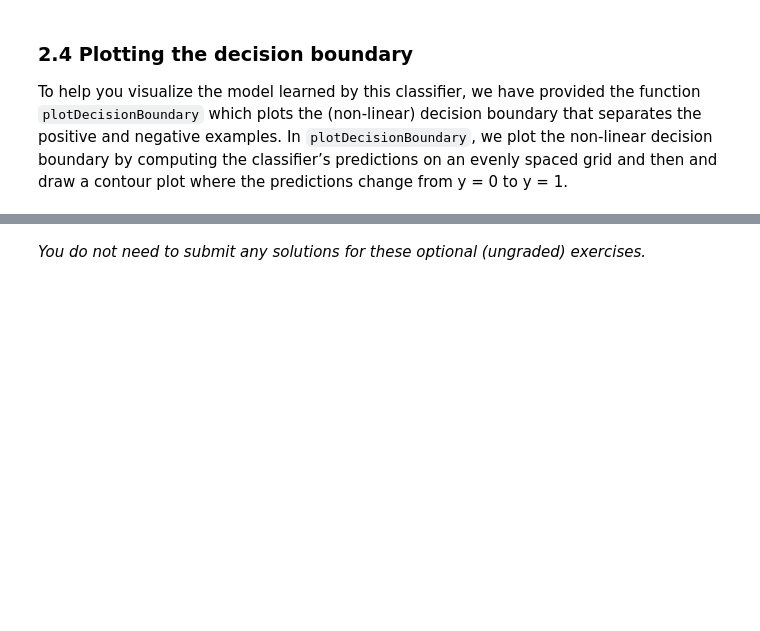
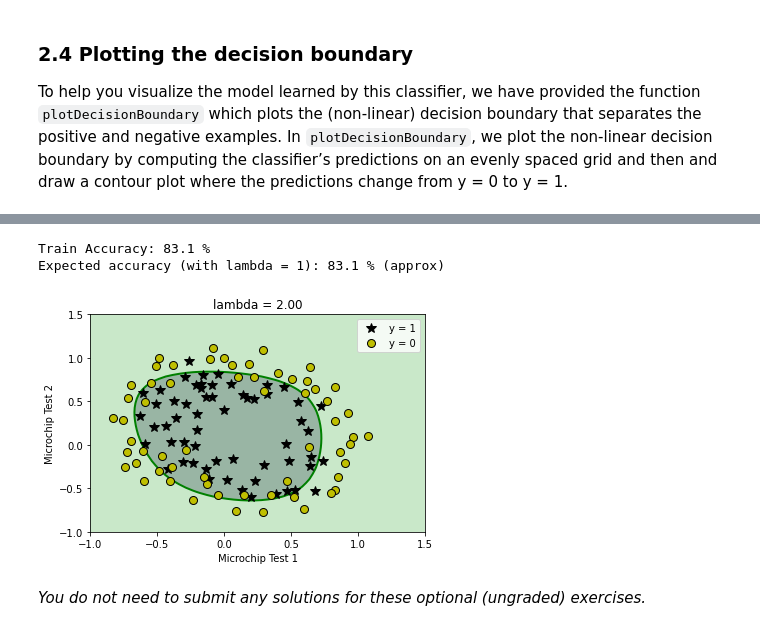
Before and after one commit to stacychoco/ml-coursera-python-assignments, a Jupyter notebook: Exercise2/exercise2.ipynb, the cells around one changed output, grey strips where cells are left out. Saved outputs shown, nothing was run; the diff lists cells and outputs as text; code cells hidden in the pictures; blank space fills up the shorter version.

```diff
--- a/Exercise2/exercise2.ipynb
+++ b/Exercise2/exercise2.ipynb
@@ -166,10 +174,8 @@ def sigmoid(z):
 
     # You need to return the following variables correctly
     g = np.zeros(z.shape)
-
     # ====================== YOUR CODE HERE ======================
-
-
+    g = 1/(1 + np.exp(-z))
 
     # =============================================================
     return g
@@ -261,7 +285,13 @@ def costFunction(theta, X, y):
 
     # ====================== YOUR CODE HERE ======================
 
+    h = sigmoid(X@theta) # hypothesis
 
+    grad_sum = np.sum((h - y)*X.T, axis=1)
+    grad = grad_sum/m
+
+    J_sum = np.sum(-y@np.log(h)-(1-y)@np.log(1-h))
+    J = J_sum/m
 
     # =============================================================
     return J, grad
@@ -393,9 +463,9 @@ def predict(theta, X):
     p = np.zeros(m)
 
     # ====================== YOUR CODE HERE ======================
-
-
-
+    g = sigmoid(X@theta)
+    pos = (g >= 0.5)
+    p[pos] = 1
     # ============================================================
     return p
 # %% [markdown]
@@ -522,8 +614,16 @@ def costFunctionReg(theta, X, y, lambda_):
     grad = np.zeros(theta.shape)
 
     # ===================== YOUR CODE HERE ======================
+    h = sigmoid(X@theta) # hypothesis
 
+    grad_sum = np.sum((h - y)*X.T, axis=1)
+    grad_reg = np.sum((h - y)*X.T[1:], axis=1)/m + (lambda_*theta[1:])/m
 
+    grad = grad_sum/m
+    grad[1:] = grad_reg
+
+    J_sum = np.sum(-y@np.log(h)-(1-y)@np.log(1-h))
+    J = J_sum/m + (lambda_*np.sum(np.square(theta[1:])))/(2*m)
 
     # =============================================================
     return J, grad
@@ -609,36 +741,40 @@ With a larger $\lambda$, you should see a plot that shows an simpler decision bo
 initial_theta = np.zeros(X.shape[1])
 
 # Set regularization parameter lambda to 1 (you should vary this)
-lambda_ = 1
+lambda_ = 2
 
 # set options for optimize.minimize
 options= {'maxiter': 100}
 
 res = optimize.minimize(costFunctionReg,
                         initial_theta,
                         (X, y, lambda_),
                         jac=True,
                         method='TNC',
                         options=options)
 
 # the fun property of OptimizeResult object returns
 # the value of costFunction at optimized theta
 cost = res.fun
 
 # the optimized theta is in the x property of the result
 theta = res.x
 
 utils.plotDecisionBoundary(plotData, theta, X, y)
 pyplot.xlabel('Microchip Test 1')
 pyplot.ylabel('Microchip Test 2')
 pyplot.legend(['y = 1', 'y = 0'])
 pyplot.grid(False)
 pyplot.title('lambda = %0.2f' % lambda_)
 
 # Compute accuracy on our training set
 p = predict(theta, X)
 
 print('Train Accuracy: %.1f %%' % (np.mean(p == y) * 100))
 print('Expected accuracy (with lambda = 1): 83.1 % (approx)\n')
+# %% [output]
+Train Accuracy: 83.1 %
+Expected accuracy (with lambda = 1): 83.1 % (approx)
+[figure, added]
 # %% [markdown]
 *You do not need to submit any solutions for these optional (ungraded) exercises.*
```
Also changed, not shown: parts of 13 cells of this notebook.
